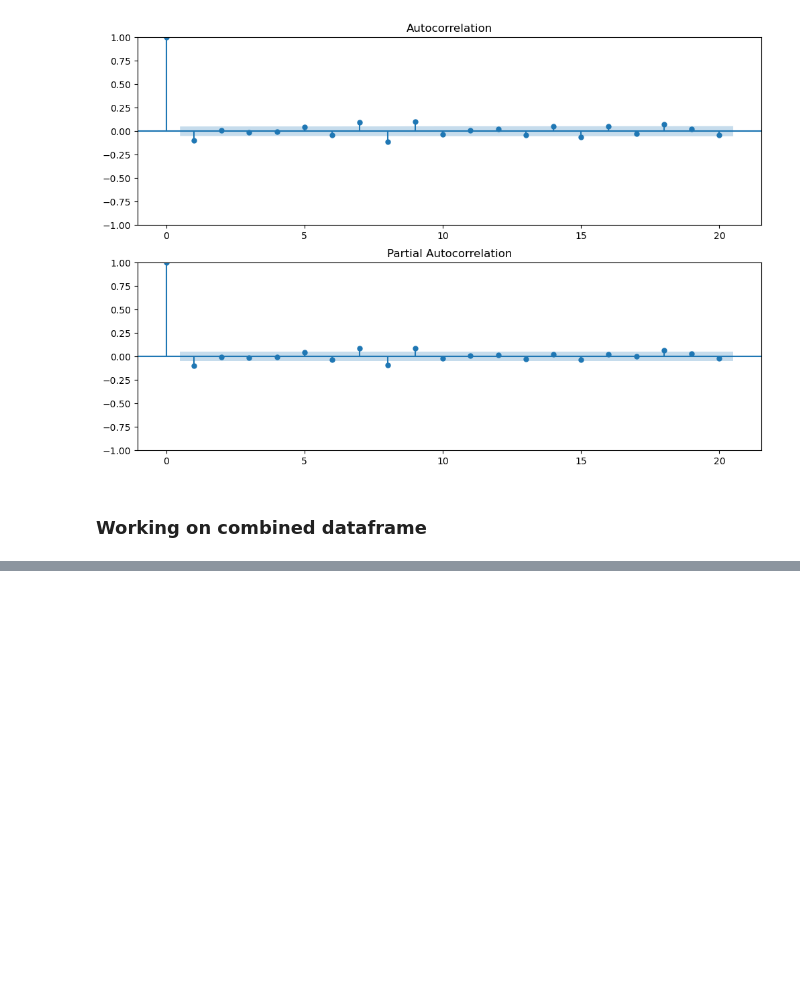
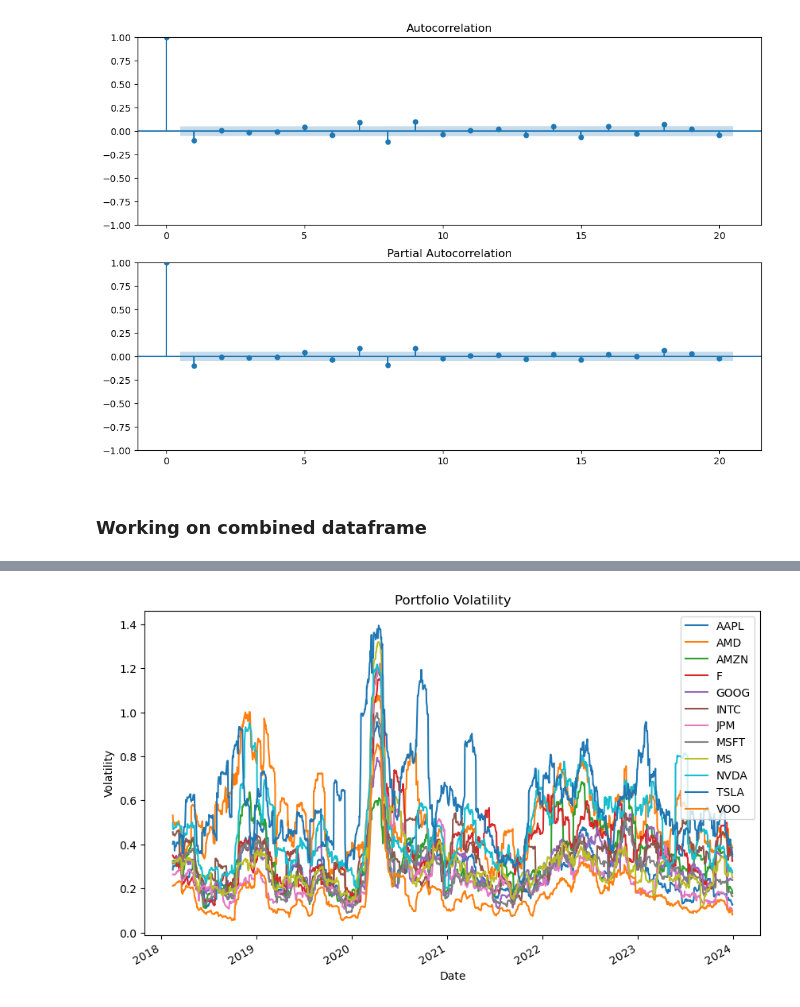
Before and after one commit to dwu359/ml-portfolio-optimization, a Jupyter notebook: portfolio_optimization.ipynb, the cells around one changed output, grey strips where cells are left out. Cells and saved outputs as stored; diff of their text form; code cells hidden in the pictures; blank space fills up the shorter version.

```diff
--- a/portfolio_optimization.ipynb
+++ b/portfolio_optimization.ipynb
@@ -287,0 +344,12 @@ comb_stock.head()
+# %%
+# Calculate the portfolio volatility
+
+windowed = portfolio_returns.rolling(30)
+volatility = windowed.std() * np.sqrt(252)
+volatility.plot(figsize=(10,6))
+plt.title('Portfolio Volatility')
+plt.xlabel('Date')
+plt.ylabel('Volatility')
+plt.show()
+# %% [output]
+[figure, added]
```
Also changed, not shown: parts of 15 cells of this notebook, 4 other files.
